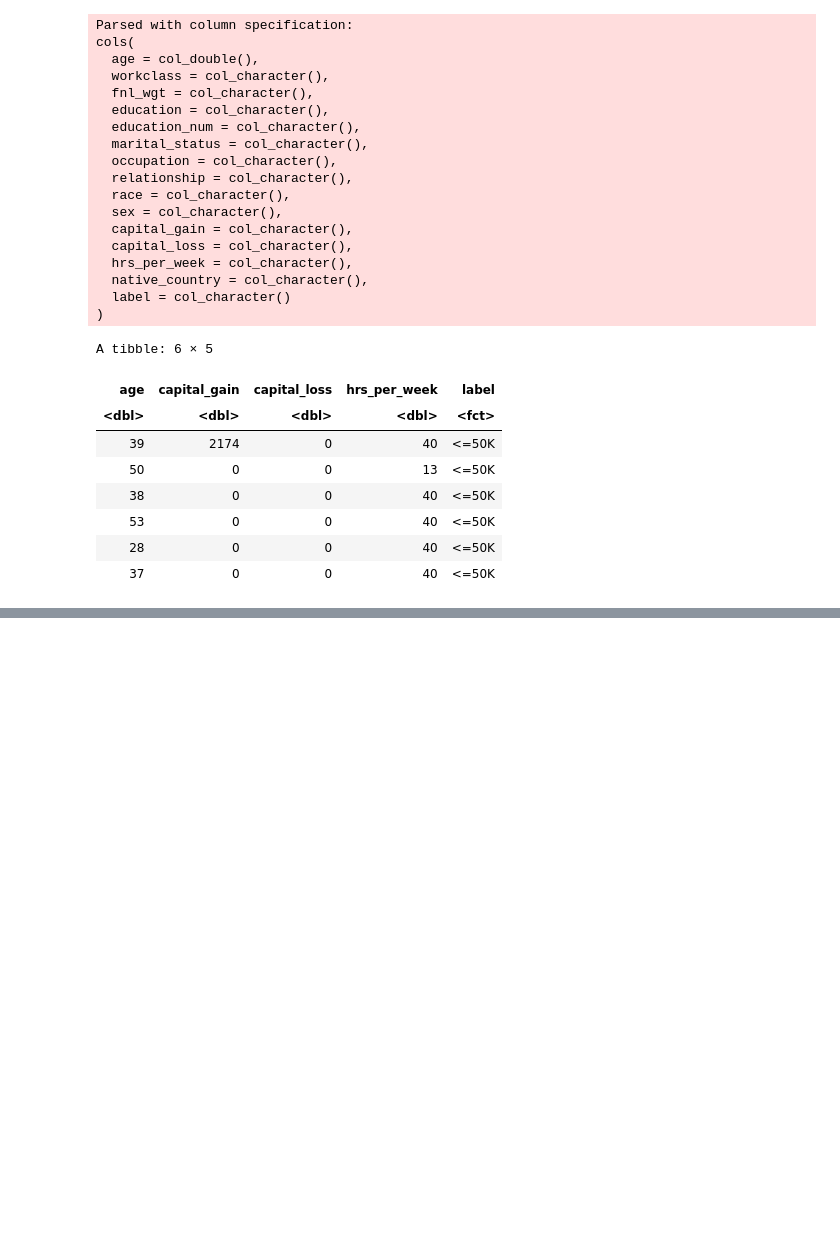
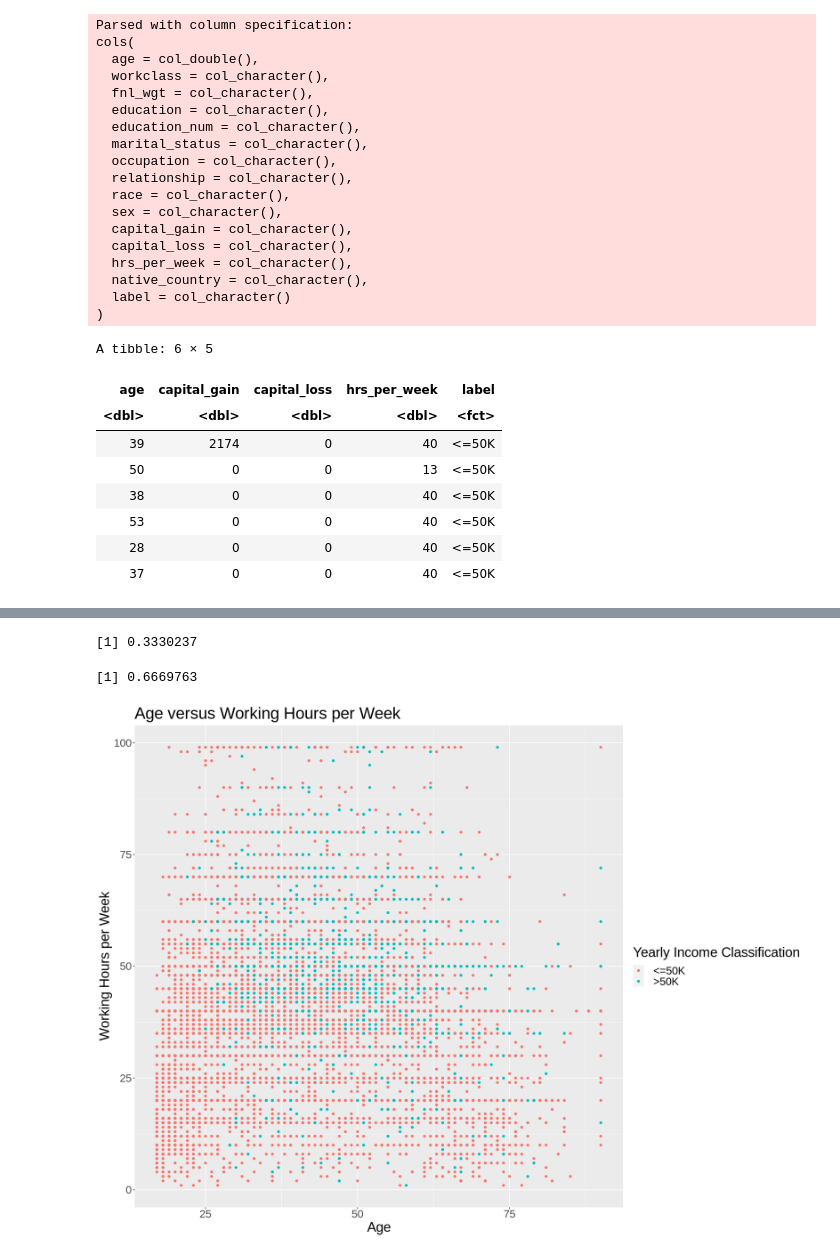
Before and after one commit to jasreetd/Group_Proposal, a Jupyter notebook: Proposal.ipynb, the cells around one changed output, grey strips where cells are left out. Drawn from its saved outputs; the diff is of its cells as text; code cells hidden in the pictures; blank space fills up the shorter version.

```diff
--- a/Proposal.ipynb
+++ b/Proposal.ipynb
@@ -79,0 +139,20 @@ A tibble: 2 × 5
+# %%
+test_percentage <- num_of_rows_test/(num_of_rows_adult_tidy + num_of_rows_test)
+training_percentage <- 1 - test_percentage
+test_percentage
+training_percentage
+# %% [output]
+[1] 0.3330237
+[1] 0.6669763
+# %%
+#plot
+options(repr.plot.width = 16, repr.plot.height = 12)
+adult_data_plot <- ggplot(adult_tidy, aes(x = age, y = hrs_per_week, colour = label)) +
+    geom_point() +
+    labs(x = "Age", y = "Working Hours per Week", colour = "Yearly Income Classification") +
+    ggtitle("Age versus Working Hours per Week") +
+    theme(text = element_text(size = 22))
+
+adult_data_plot
+# %% [output]
+[figure, added]
```
Also changed, not shown: parts of 6 cells of this notebook.
